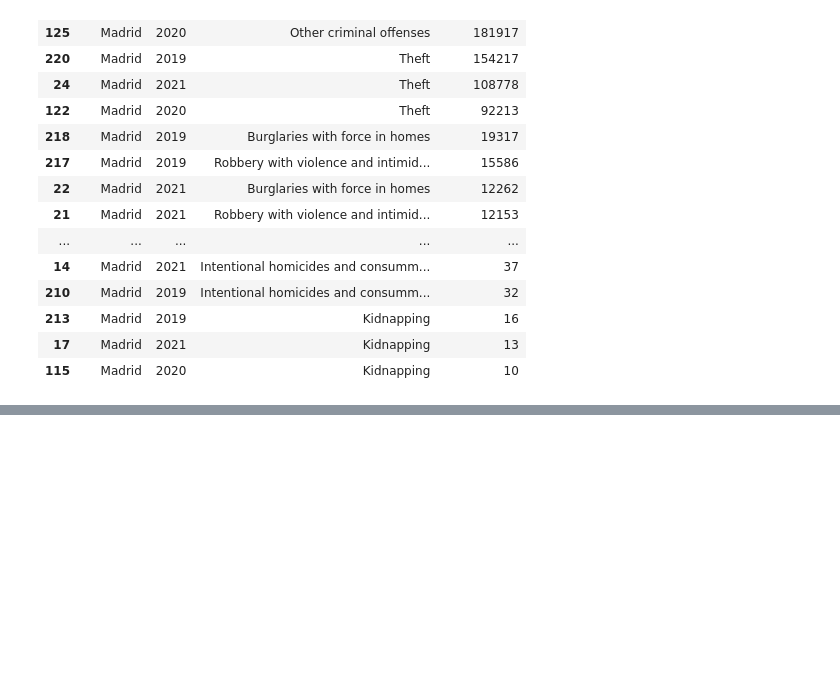
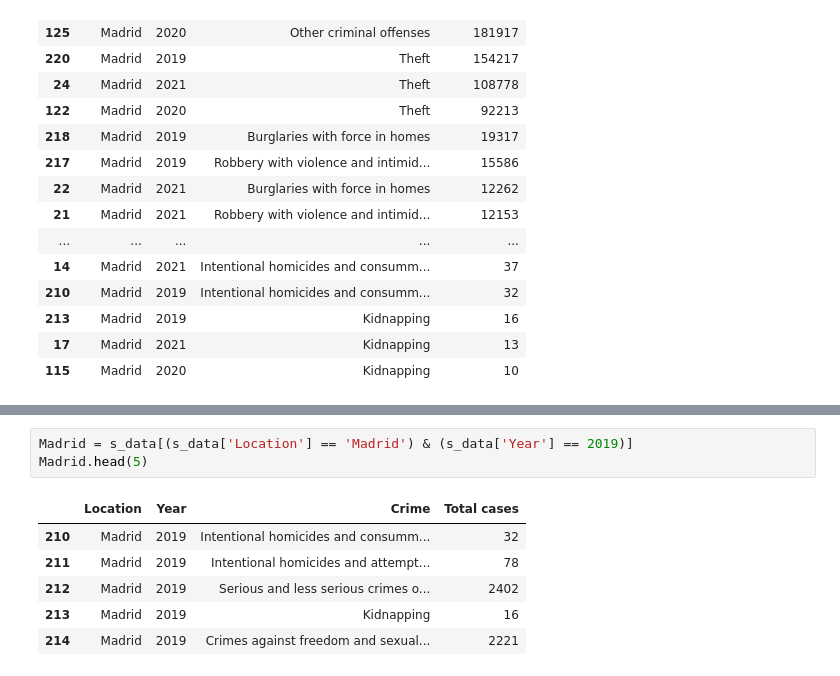
Before and after one commit to captin01/Data_Analysis, a Jupyter notebook: spaincrime.ipynb, the cells around one changed output, grey strips where cells are left out. Drawn from its saved outputs; the diff is of its cells as text; blank space fills up the shorter version.

```diff
--- a/spaincrime.ipynb
+++ b/spaincrime.ipynb
@@ -150,0 +247,10 @@ s_data[(s_data['Location'] == 'Madrid') & (s_data['Year'] == 2019)].sort_values(
+# %%
+Madrid = s_data[(s_data['Location'] == 'Madrid') & (s_data['Year'] == 2019)]
+Madrid.head(5)
+# %% [output]
+|  | Location | Year | Crime | Total cases |
+| 210 | Madrid | 2019 | Intentional homicides and consumm... | 32 |
+| 211 | Madrid | 2019 | Intentional homicides and attempt... | 78 |
+| 212 | Madrid | 2019 | Serious and less serious crimes o... | 2402 |
+| 213 | Madrid | 2019 | Kidnapping | 16 |
+| 214 | Madrid | 2019 | Crimes against freedom and sexual... | 2221 |
```
Also changed, not shown: parts of 15 cells of this notebook.
